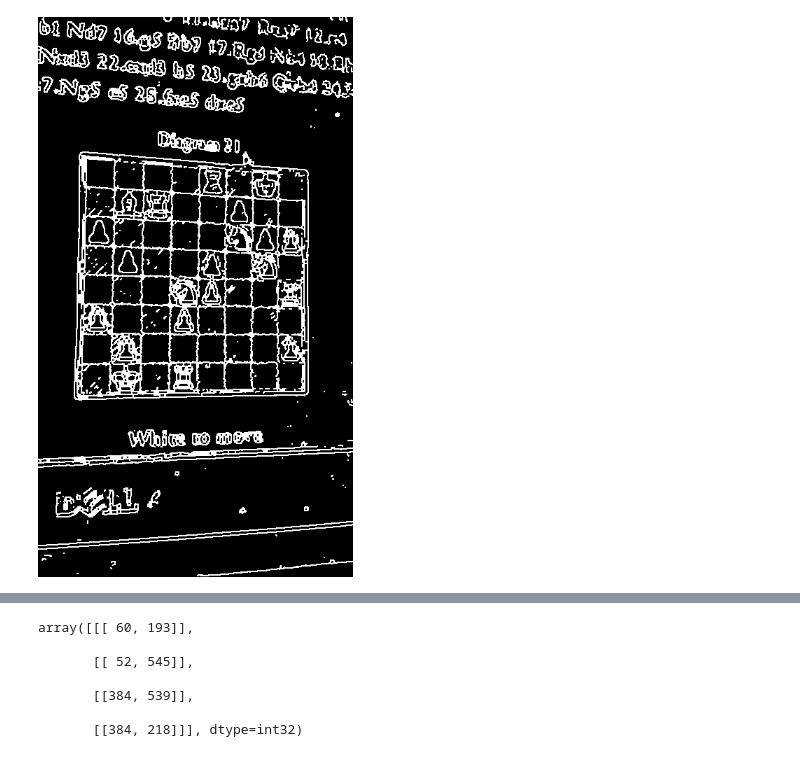
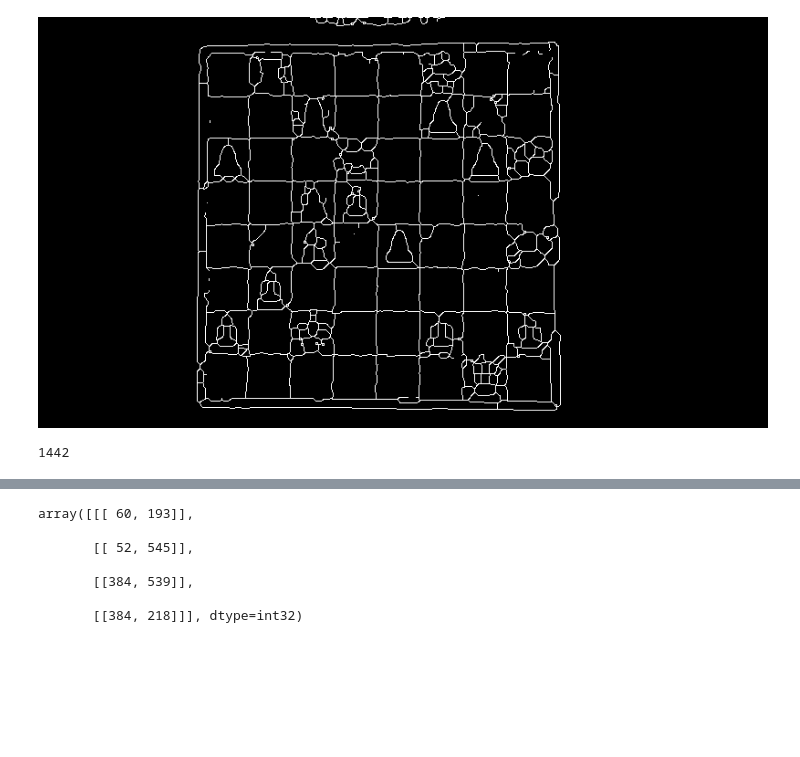
Before and after one commit to hi-ogawa/chess-ocr, a Jupyter notebook: detect_board.ipynb, the cells around one changed output, grey strips where cells are left out. Cells and saved outputs as stored; diff of their text form; code cells hidden in the pictures; blank space fills up the shorter version.

```diff
--- a/detect_board.ipynb
+++ b/detect_board.ipynb
@@ -6,7 +6,7 @@ import numpy as np
 #
 # Original image
 #
-filename = 'data/example/ex004.jpg'
+filename = 'data/example/ex006.jpg'
 image = Image.open(filename).convert('L')
 image.thumbnail([800, 800])
 print(image.size)
@@ -17,26 +17,35 @@ image
 # %%
 #
 # Edge detection
 #
 x = np.array(image)
 
 def method1(x):
     x = cv.GaussianBlur(x, (5, 5), 5)
     x = cv.Canny(x, 50, 50)
     x = cv.dilate(x, np.ones([3, 3], dtype=np.uint8))
     x = cv.erode(x, np.ones([2, 2], dtype=np.uint8))
     return x
 
 def method2(x):
     x = cv.GaussianBlur(x, (7, 7), 7)
     x = cv.adaptiveThreshold(x, 255, cv.ADAPTIVE_THRESH_GAUSSIAN_C, cv.THRESH_BINARY, 11, 2)
     x = cv.bitwise_not(x)
     x = cv.dilate(x, np.ones([4, 4], dtype=np.uint8))
     x = cv.erode(x, np.ones([4, 4], dtype=np.uint8))
     return x
 
-x = method1(x)
+def method3(x, blur=5, canny=50, dilate=3):
+    x = cv.GaussianBlur(x, (blur, blur), blur)
+    x = cv.Canny(x, canny, canny)
+    x = cv.dilate(x, np.ones([dilate, dilate], dtype=np.uint8))
+    x = cv.ximgproc.thinning(x)
+    return x
+
+# x = method1(x)
+# x = method2(x)
+x = method3(x, blur=7, canny=50, dilate=5)
 
 Image.fromarray(x)
 # %% [output]
-[figure, old version]
+[figure, new version]
@@ -42,0 +60,4 @@ Image.fromarray(x)
+# %%
+np.sum(make_saddle(x) > 0)
+# %% [output]
+1442
```
Also changed, not shown: parts of 7 cells of this notebook, 7 other files.
